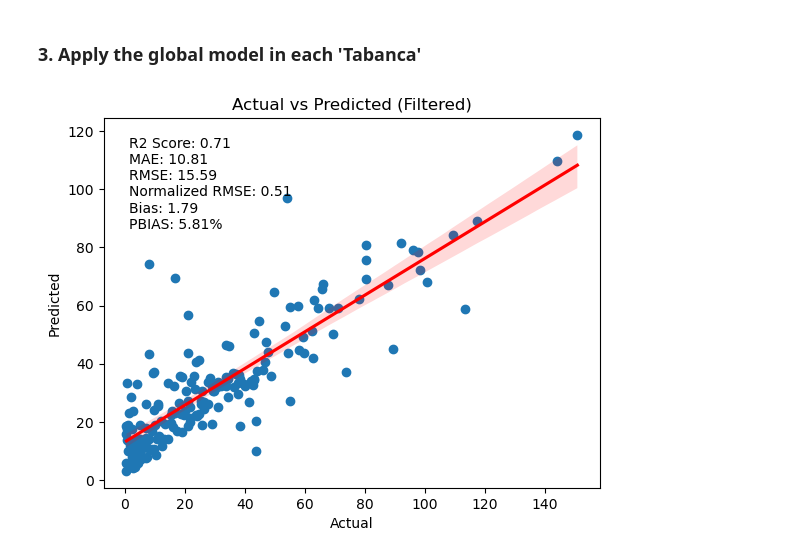
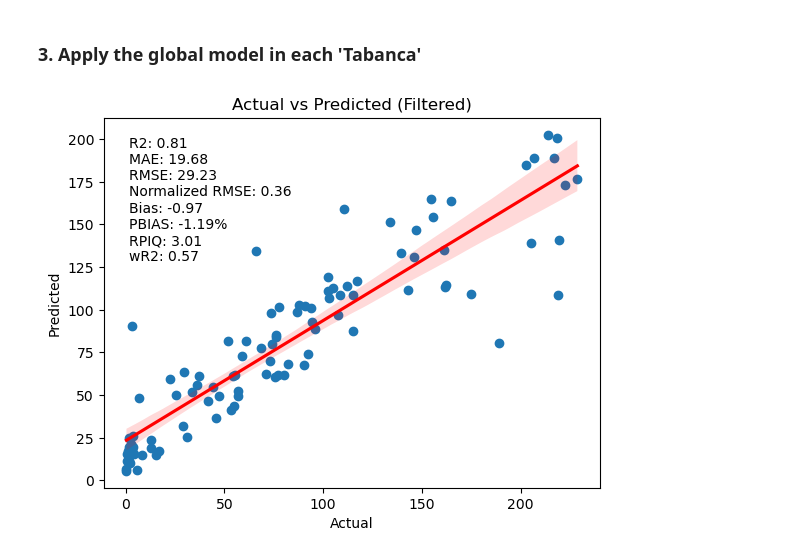
Before and after one commit to Emmanuel461/Salinity_Model, a Jupyter notebook: Codes/6.RF_modeling.ipynb, the cells around one changed output. Drawn from its saved outputs; the diff is of its cells as text; code cells hidden in the pictures.

Commit message:
Update - Add more evaluation metrics of the models

```diff
--- a/Codes/6.RF_modeling.ipynb
+++ b/Codes/6.RF_modeling.ipynb
@@ -246,97 +238,97 @@ exported_xls_all_predicted.to_excel('../Results/Observed_Vs_Predicted_All_CE.xls
 # %% [markdown]
 ### 3. Apply the global model in each 'Tabanca'
 # %%
-import numpy as np
-import pandas as pd
-import matplotlib.pyplot as plt
-import seaborn as sns
-from sklearn.model_selection import train_test_split
-from sklearn.preprocessing import StandardScaler
-from sklearn.ensemble import RandomForestRegressor
-from sklearn.metrics import r2_score, mean_absolute_error, mean_squared_error
 from scipy.stats import pearsonr
-from joblib import dump, load
+from joblib import load
 
-# Filtrar datos por Tabanca_Id
-filtered_data = dataframe[dataframe['Tabanca_Id'] == 1] # Change this value to 1 for Cafine, 2 for Elalab and 3 for Enchugal.
+# Filter data by Tabanca_Id
+filtered_data = dataframe[dataframe['Tabanca_Id'] == 2]  # Change this value to 1 for Cafine, 2 for Elalab, or 3 for Enchugal.
 
-# Separar las características y la variable objetivo
+# Separate features and target variable
 X1_filtered = filtered_data[['RNDSI', 'NDWI', 'NDSI', 'b3_1 (Silt Raster)']].dropna()
 y1_filtered = filtered_data[['CE']].dropna()
 
-# Renombrar las columnas de X1
-X1_filtered.rename(columns={
-    'b3_1 (Silt Raster)': 'Silt Raster',
-}, inplace=True)
+# Rename columns for better clarity
+X1_filtered.rename(columns={'b3_1 (Silt Raster)': 'Silt Raster'}, inplace=True)
 
-# Asegurarse de que X1_filtered y y1_filtered tengan el mismo índice
+# Ensure X1_filtered and y1_filtered share the same index
 common_index = X1_filtered.index.intersection(y1_filtered.index)
 X1_filtered = X1_filtered.loc[common_index]
 y1_filtered = y1_filtered.loc[common_index]
 
-# Cargar el scaler guardado
-scaler_path = '../DataIntermediate/scaler.joblib'
+# Load the saved scaler
+scaler_path = '../DataIntermediate/scaler_23_12_2024.joblib'
 scaler = load(scaler_path)
 
-# Escalar los datos filtrados
+# Scale the filtered data
 X_scaled_filtered = scaler.transform(X1_filtered)
 
-# Cargar el modelo guardado
-model_path = '../Results/random_forest_model_global_CE.joblib'
+# Load the saved RandomForest model
+model_path = '../Results/random_forest_model_global_CE_23_12_2024.joblib'
 rf_model_CE = load(model_path)
 
-# Predecir con el modelo entrenado
+# Predict with the trained model
 y_pred_filtered = rf_model_CE.predict(X_scaled_filtered)
 
-# Convertir el DataFrame en un array numpy
+# Convert DataFrame to numpy array
 y1_filtered_array = y1_filtered.values.flatten()
 
-# Calcular métricas
+# Function to calculate PBIAS
+def calculate_pbias(y_true, y_pred):
+    return 100 * np.sum(y_pred - y_true) / np.sum(y_true)
+
+# Compute evaluation metrics
 r2_filtered = r2_score(y1_filtered_array, y_pred_filtered)
 mae_filtered = mean_absolute_error(y1_filtered_array, y_pred_filtered)
 rmse_filtered = mean_squared_error(y1_filtered_array, y_pred_filtered, squared=False)
 bias_filtered = np.mean(y_pred_filtered - y1_filtered_array)
 rmse_normalized_filtered = rmse_filtered / np.mean(y1_filtered_array)
 pearson_corr_filtered, _ = pearsonr(y1_filtered_array, y_pred_filtered)
+pbias_filtered = calculate_pbias(y1_filtered_array, y_pred_filtered)
+rpiq_filtered = calculate_rpiq(y1_filtered_array, y_pred_filtered)
+wr2_filtered = calculate_wr2(y1_filtered_array, y_pred_filtered)
 
-# Calcular PBIAS
-def calculate_pbias(y_true, y_pred):
-    return 100 * np.sum(y_pred - y_true) / np.sum(y_true)
-
-pbias_filtered = calculate_pbias(y1_filtered_array, y_pred_filtered)
-
-# Función para visualizar los resultados incluyendo el bias y PBIAS
-def plot_results_with_bias(y_true, y_pred, title, r2, mae, rmse, rmse_normalized, bias, pbias):
+# Function to visualize results including metrics
+def plot_results_with_metrics(y_true, y_pred, title, r2, mae, rmse, rmse_normalized, bias, pbias, rpiq, wr2):
     fig, ax = plt.subplots()
     ax.scatter(y_true, y_pred)
     ax.set_xlabel('Actual')
     ax.set_ylabel('Predicted')
     ax.set_title(title)
 
-    # Agregar la línea de regresión
+    # Add regression line
     sns.regplot(x=y_true, y=y_pred, scatter=False, ax=ax, color='red')
 
-    # Agregar métricas como anotaciones
-    ax.annotate(f'R2 Score: {r2:.2f}\nMAE: {mae:.2f}\nRMSE: {rmse:.2f}\nNormalized RMSE: {rmse_normalized:.2f}\nBias: {bias:.2f}\nPBIAS: {pbias:.2f}%',
-                xy=(0.05, 0.95), xycoords='axes fraction', ha='left', va='top')
+    # Annotate plot with metrics
+    ax.annotate(
+        f'R2: {r2:.2f}\nMAE: {mae:.2f}\nRMSE: {rmse:.2f}\nNormalized RMSE: {rmse_normalized:.2f}\n'
+        f'Bias: {bias:.2f}\nPBIAS: {pbias:.2f}%\nRPIQ: {rpiq:.2f}\nwR2: {wr2:.2f}',
+        xy=(0.05, 0.95), xycoords='axes fraction', ha='left', va='top'
+    )
 
     plt.show()
 
-# Visualizar resultados incluyendo el bias y PBIAS
-plot_results_with_bias(y1_filtered_array, y_pred_filtered, "Actual vs Predicted (Filtered)", r2_filtered, mae_filtered, rmse_filtered, rmse_normalized_filtered, bias_filtered, pbias_filtered)
+# Visualize results with metrics
+plot_results_with_metrics(
+    y1_filtered_array, y_pred_filtered, "Actual vs Predicted (Filtered)",
+    r2_filtered, mae_filtered, rmse_filtered, rmse_normalized_filtered,
+    bias_filtered, pbias_filtered, rpiq_filtered, wr2_filtered
+)
 
-# Imprimir métricas
+# Print evaluation metrics
 print('Filtered data Pearson correlation:', pearson_corr_filtered)
 print('MAE on filtered data:', mae_filtered)
 print('RMSE on filtered data:', rmse_filtered)
 print('Bias on filtered data:', bias_filtered)
 print('Normalized RMSE on filtered data:', rmse_normalized_filtered)
 print('PBIAS on filtered data:', pbias_filtered)
+print('RPIQ on filtered data:', rpiq_filtered)
+print('wR2 on filtered data:', wr2_filtered)
 
-# Crear el DataFrame con las columnas 'Actual' y 'Predicted'
+# Create DataFrame with Actual and Predicted values for export
 exported_xls_Cafine_predicted = pd.DataFrame({
     'Actual': y1_filtered_array,
     'Predicted': y_pred_filtered.flatten()
 })
 # %% [output]
-[figure, old version]
+[figure, new version]
```
Also changed, not shown: parts of 5 cells of this notebook, 8 other files.
